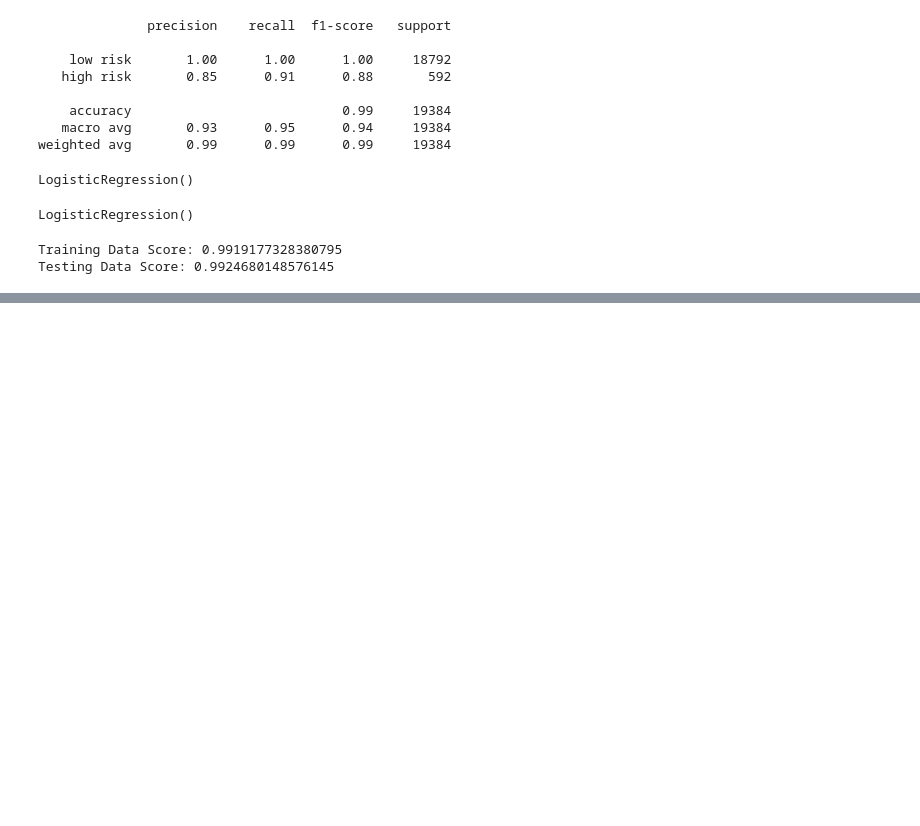
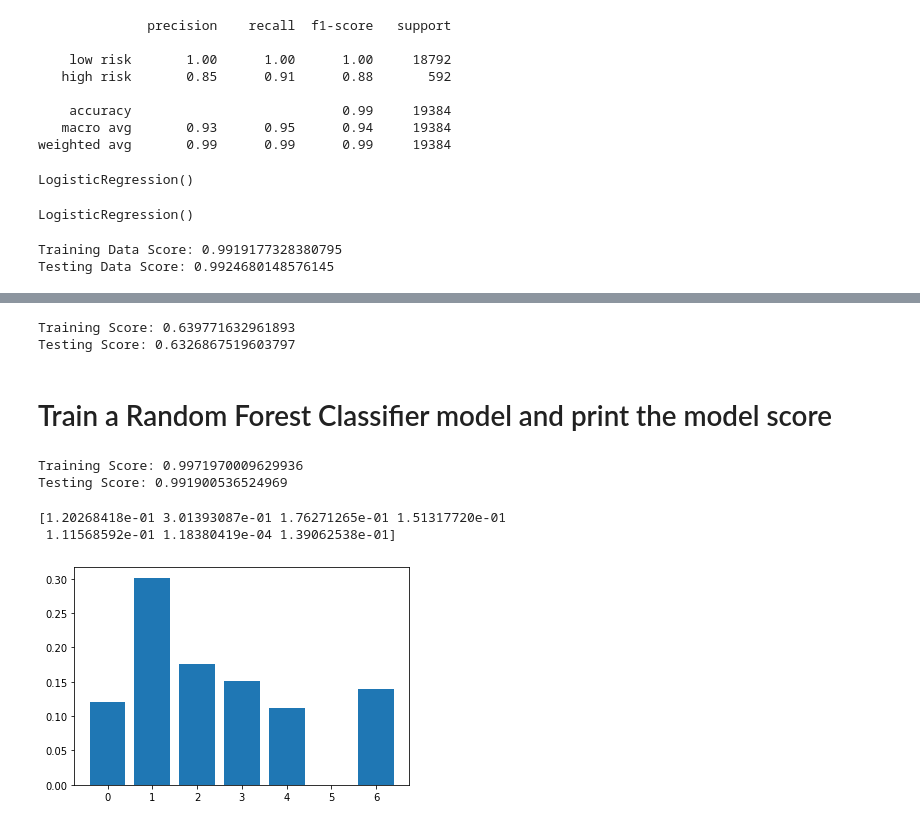
Before and after one commit to pradipraodeo/Supervised-MachineLearning-Challenge, a Jupyter notebook: Credit_Risk_Evaluator.ipynb, the cells around one changed output, grey strips where cells are left out. Saved outputs shown, nothing was run; the diff lists cells and outputs as text; code cells hidden in the pictures; blank space fills up the shorter version.

```diff
--- a/Credit_Risk_Evaluator.ipynb
+++ b/Credit_Risk_Evaluator.ipynb
@@ -168,0 +215,23 @@ Testing Data Score: 0.9924680148576145
+# %%
+clf = LogisticRegression().fit(X_train, y_train)
+scaler = StandardScaler().fit(X_train)
+X_train_scaled = scaler.transform(X_train)
+X_test_scaled = scaler.transform(X_test)
+print(f'Training Score: {clf.score(X_train_scaled, y_train)}')
+print(f'Testing Score: {clf.score(X_test_scaled, y_test)}')
+# %% [output]
+Training Score: 0.639771632961893
+Testing Score: 0.6326867519603797
+# %% [markdown]
+# Train a Random Forest Classifier model and print the model score
+# %%
+# scaler = StandardScaler().fit(X_train)
+# X_train_scaled = scaler.transform(X_train)
+# X_test_scaled = scaler.transform(X_test)
+from sklearn.ensemble import RandomForestClassifier
+clf2 = RandomForestClassifier(random_state=1, n_estimators=500).fit(X_train_scaled, y_train)
+print(f'Training Score: {clf2.score(X_train_scaled, y_train)}')
+print(f'Testing Score: {clf2.score(X_test_scaled, y_test)}')
+# %% [output]
+Training Score: 0.9971970009629936
+Testing Score: 0.991900536524969
@@ -168,0 +240,9 @@ Testing Data Score: 0.9924680148576145
+# %%
+features = clf2.feature_importances_
+print(features)
+plt.bar(x = range(len(features)), height=features)
+plt.show()
+# %% [output]
+[1.20268418e-01 3.01393087e-01 1.76271265e-01 1.51317720e-01
+ 1.11568592e-01 1.18380419e-04 1.39062538e-01]
+[figure, added]
```
Also changed, not shown: parts of 7 cells of this notebook.
